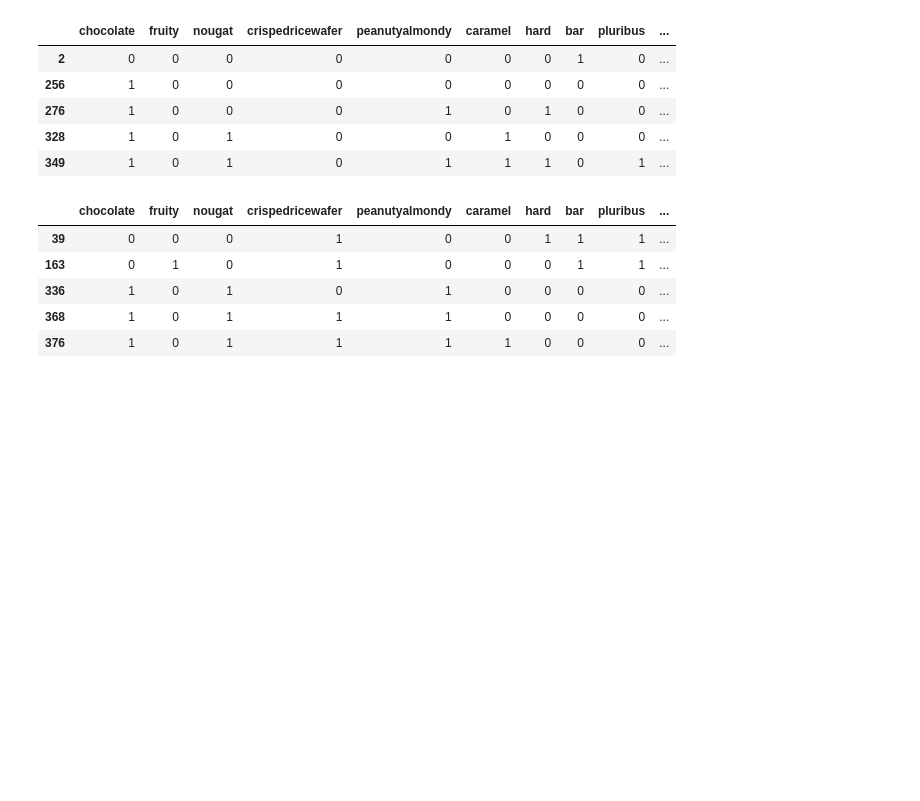
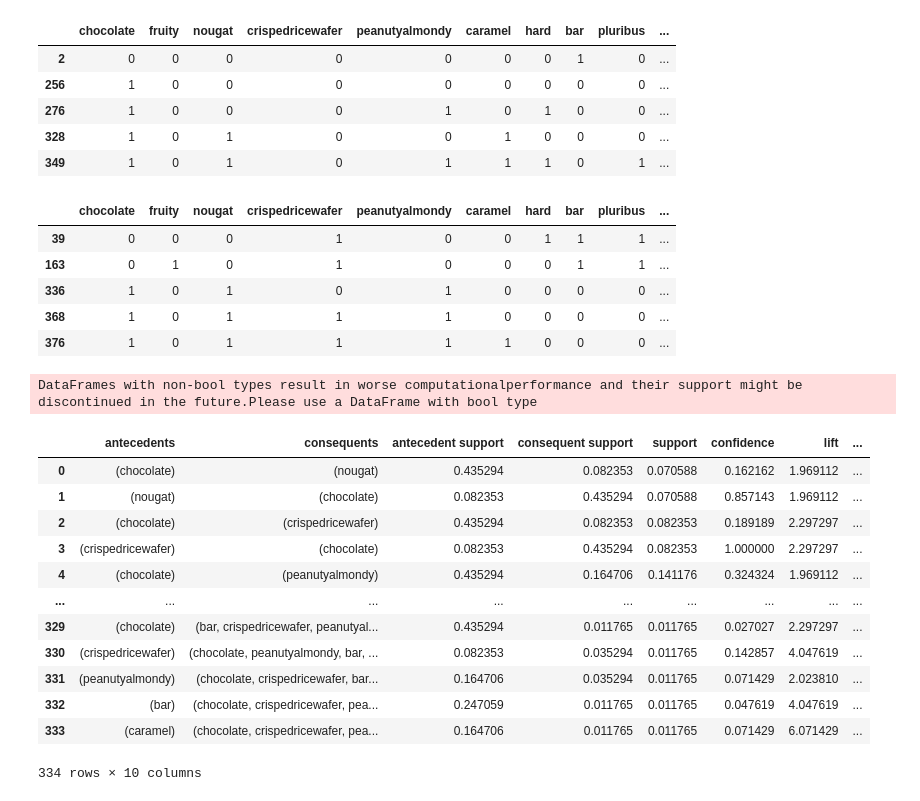
Before and after one commit to MarkusFranke/Fallstudie-Lidl-Erweiterung-des-Suesswarensortiments, a Jupyter notebook: regression.ipynb, the cells around one changed output. Saved outputs shown, nothing was run; the diff lists cells and outputs as text; code cells hidden in the pictures; blank space fills up the shorter version.

```diff
--- a/regression.ipynb
+++ b/regression.ipynb
@@ -521,3 +521,26 @@ display(best_rows)
 | 336 | 1 | 0 | 1 | 0 | 1 | 0 | 0 | 0 | 0 | ... |
 | 368 | 1 | 0 | 1 | 1 | 1 | 0 | 0 | 0 | 0 | ... |
 | 376 | 1 | 0 | 1 | 1 | 1 | 1 | 0 | 0 | 0 | ... |
+# %%
+from mlxtend.frequent_patterns import apriori, association_rules
+_ = processor.reset()
+X = processor.filter_ingredient_columns().df
+
+frequent_itemsets = apriori(X, min_support=0.0001, use_colnames=True)
+rules = association_rules(frequent_itemsets, metric="lift", min_threshold=1)
+display(rules)
+# %% [output]
+DataFrames with non-bool types result in worse computationalperformance and their support might be discontinued in the future.Please use a DataFrame with bool type
+|  | antecedents | consequents | antecedent support | consequent support | support | confidence | lift | ... |
+| 0 | (chocolate) | (nougat) | 0.435294 | 0.082353 | 0.070588 | 0.162162 | 1.969112 | ... |
+| 1 | (nougat) | (chocolate) | 0.082353 | 0.435294 | 0.070588 | 0.857143 | 1.969112 | ... |
+| 2 | (chocolate) | (crispedricewafer) | 0.435294 | 0.082353 | 0.082353 | 0.189189 | 2.297297 | ... |
+| 3 | (crispedricewafer) | (chocolate) | 0.082353 | 0.435294 | 0.082353 | 1.000000 | 2.297297 | ... |
+| 4 | (chocolate) | (peanutyalmondy) | 0.435294 | 0.164706 | 0.141176 | 0.324324 | 1.969112 | ... |
+| ... | ... | ... | ... | ... | ... | ... | ... | ... |
+| 329 | (chocolate) | (bar, crispedricewafer, peanutyal... | 0.435294 | 0.011765 | 0.011765 | 0.027027 | 2.297297 | ... |
+| 330 | (crispedricewafer) | (chocolate, peanutyalmondy, bar, ... | 0.082353 | 0.035294 | 0.011765 | 0.142857 | 4.047619 | ... |
+| 331 | (peanutyalmondy) | (chocolate, crispedricewafer, bar... | 0.164706 | 0.035294 | 0.011765 | 0.071429 | 2.023810 | ... |
+| 332 | (bar) | (chocolate, crispedricewafer, pea... | 0.247059 | 0.011765 | 0.011765 | 0.047619 | 4.047619 | ... |
+| 333 | (caramel) | (chocolate, crispedricewafer, pea... | 0.164706 | 0.011765 | 0.011765 | 0.071429 | 6.071429 | ... |
+334 rows × 10 columns
```
Also changed, not shown: parts of 5 cells of this notebook.
